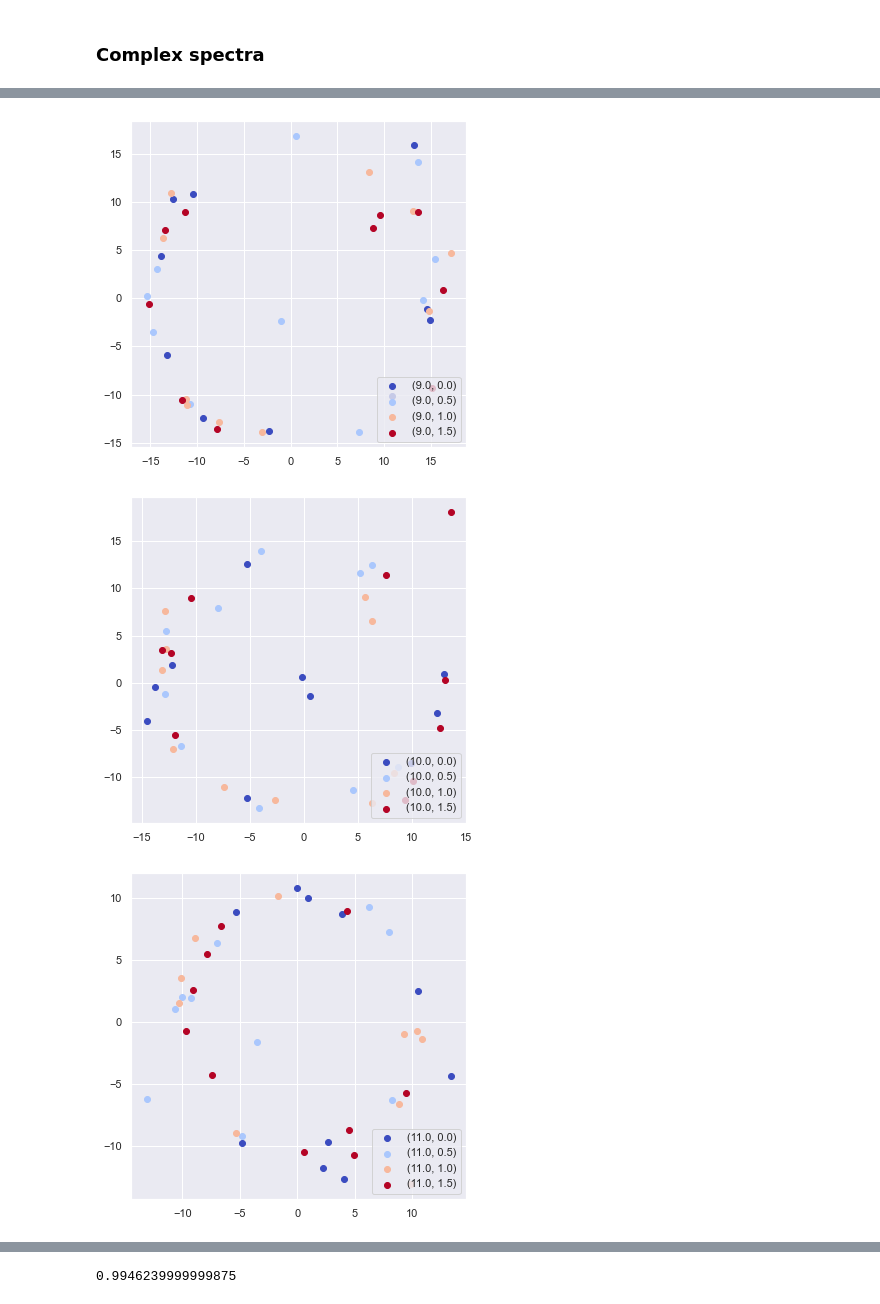
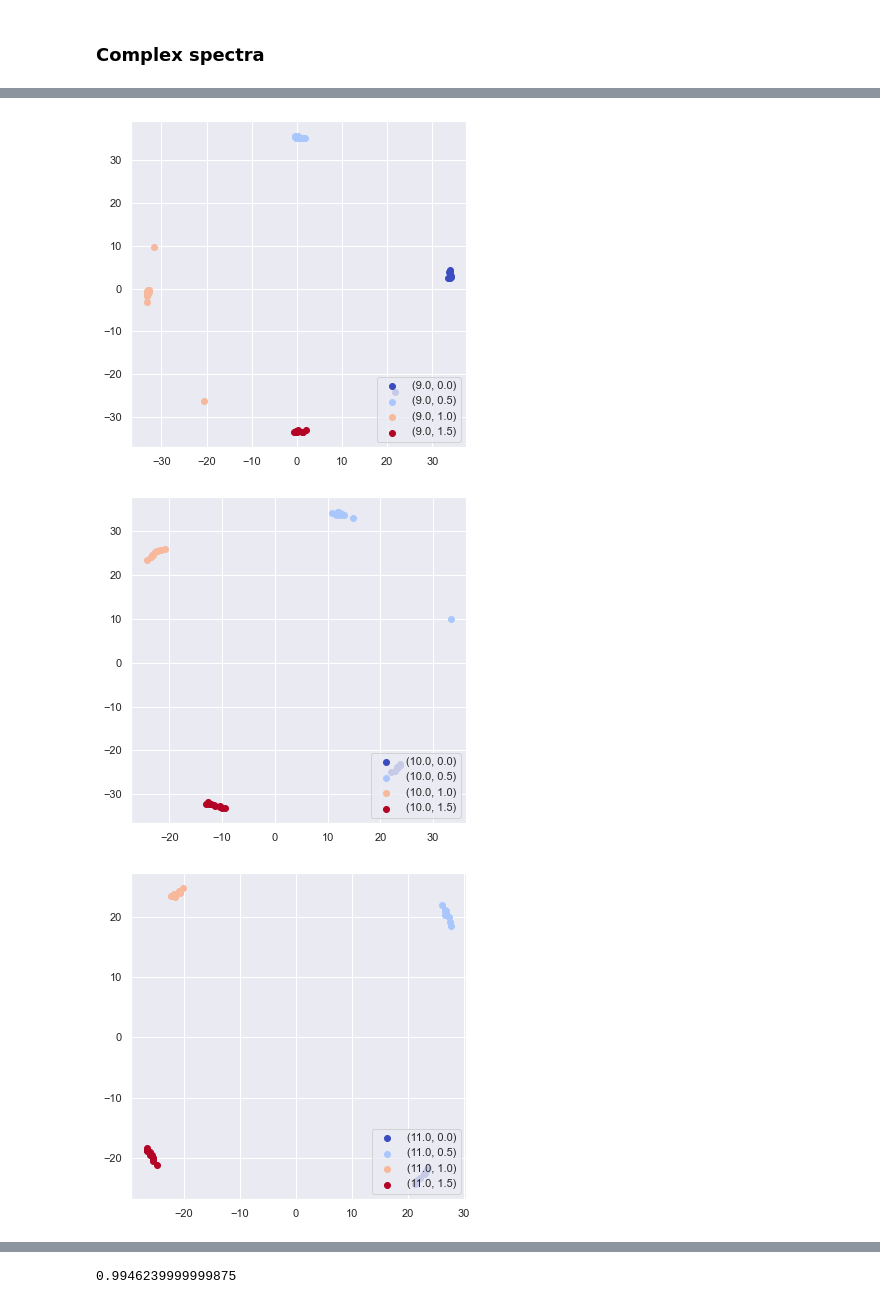
Before and after one commit to NeuroTech-UCSD/Oz-Speller, a Jupyter notebook: notebooks/Pilot_Photosensor_32-class_Vis[Simon].ipynb, the cells around one changed output, grey strips where cells are left out. Cells and saved outputs as stored; diff of their text form; code cells hidden in the pictures.

```diff
--- a/notebooks/Pilot_Photosensor_32-class_Vis[Simon].ipynb
+++ b/notebooks/Pilot_Photosensor_32-class_Vis[Simon].ipynb
@@ -12,11 +12,12 @@ from numpy.fft import rfft, irfft, rfftfreq
 # %%
 def load_light_amp_temp_function(light_amp, meta, classes, stim_duration=4, filter=False, sfreq = 296):
     trials = meta[1:,:2]
-    times = meta[:,2]
-    times = (times - times[0])[1:]
+    # times = meta[:,2]
+    times = meta[1:,2]
+    # times = (times - times[0])[1:]
     # stim_end = int(stim_duration * sfreq + 0.75*sfreq)
     stim_end = int(stim_duration * sfreq)
-    light_amp['time'] = light_amp['time'] - light_amp['time'].iloc[0]
+    # light_amp['time'] = light_amp['time'] - light_amp['time'].iloc[0]
     # light_amp = np.array([light_amp.loc[light_amp['time']>t].drop(columns=['time']).to_numpy()[:stim_end].T for t in times])[:,:,int(0.75*sfreq):]
     light_amp = np.array([light_amp.loc[light_amp['time']>=t].drop(columns=['time']).to_numpy()[:stim_end].T for t in times])
     if filter:
@@ -33,16 +34,18 @@ def load_light_amp_temp_function(light_amp, meta, classes, stim_duration=4, filt
 
 target_tab = {}
 # %%
-data_path = "../data/photosensor_recordings/pilot_data/5-30-22_run5/"
-sfreq = 400
+# data_path = "../data/photosensor_recordings/pilot_data/5-30-22_run5/"
+data_path = "../data/photosensor_recordings/pilot_data/5-31-22_run1/"
+sfreq = 1568
+duration = 1.0
 light_amp = pd.read_csv(data_path + 'light_amp.csv').astype(float)
-light_amp['time'] *= 1e-6
+# light_amp['time'] *= 1e-6
 meta = np.loadtxt(data_path + 'meta.csv', delimiter=',', dtype=float)
 trials = meta[1:,:2]
 classes = np.unique(trials, axis=0)
 more_targets = {tuple(target):index for index,target in enumerate(classes)}
 target_tab.update(more_targets)
-light_amp = load_light_amp_temp_function(light_amp, meta, classes, stim_duration=1.0,filter=False,sfreq=sfreq)
+light_amp = load_light_amp_temp_function(light_amp, meta, classes, stim_duration=duration,filter=False,sfreq=sfreq)
 target_by_trial = [list(target_tab.keys())] * 10
 light_amp.shape, np.array(target_by_trial).shape
 # %% [output]
@@ -77,8 +60,8 @@ array([[ 8. ,  0. ],
 # %% [markdown]
 ### PSD
 # %%
-psd = 1/750*np.abs(fft(light_amp))[:,:,:,:(sfreq*5)//2]
-freqs = np.linspace(0.0, sfreq / 2, (sfreq*5//2))
+psd = 1/750*np.abs(fft(light_amp))[:,:,:,:int(sfreq*duration)//2]
+freqs = np.linspace(0.0, sfreq / 2, int(sfreq*duration//2))
 colors=cm.coolwarm(np.linspace(0,1,32))
 for i,c in enumerate(colors):
     if i % 4 == 0:
@@ -102,11 +85,11 @@ for i,c in enumerate(colors):
 # %% [markdown]
 ### Complex spectra
 # %%
-complex_spectrum = 1/750*fft(light_amp)[:,:,:,:(sfreq*5)//2]
+complex_spectrum = 1/750*fft(light_amp)[:,:,:,:int(sfreq*duration)//2]
 # %%
 # plot phase-shifted eeg_variates
 classes = list(target_tab.keys())
-freqs = np.linspace(0.0, sfreq / 2, (sfreq*5//2))
+freqs = np.linspace(0.0, sfreq / 2, int(sfreq*duration//2))
 for k in range(8):
     k *= 4
     plt.figure(figsize=(6, 6))
@@ -130,3 +113,3 @@ for k in range(8):
-[figure, old version]
+[figure, new version]
-[figure, old version]
+[figure, new version]
-[figure, old version]
+[figure, new version]
```
Also changed, not shown: parts of 9 cells of this notebook, 7 other files.
